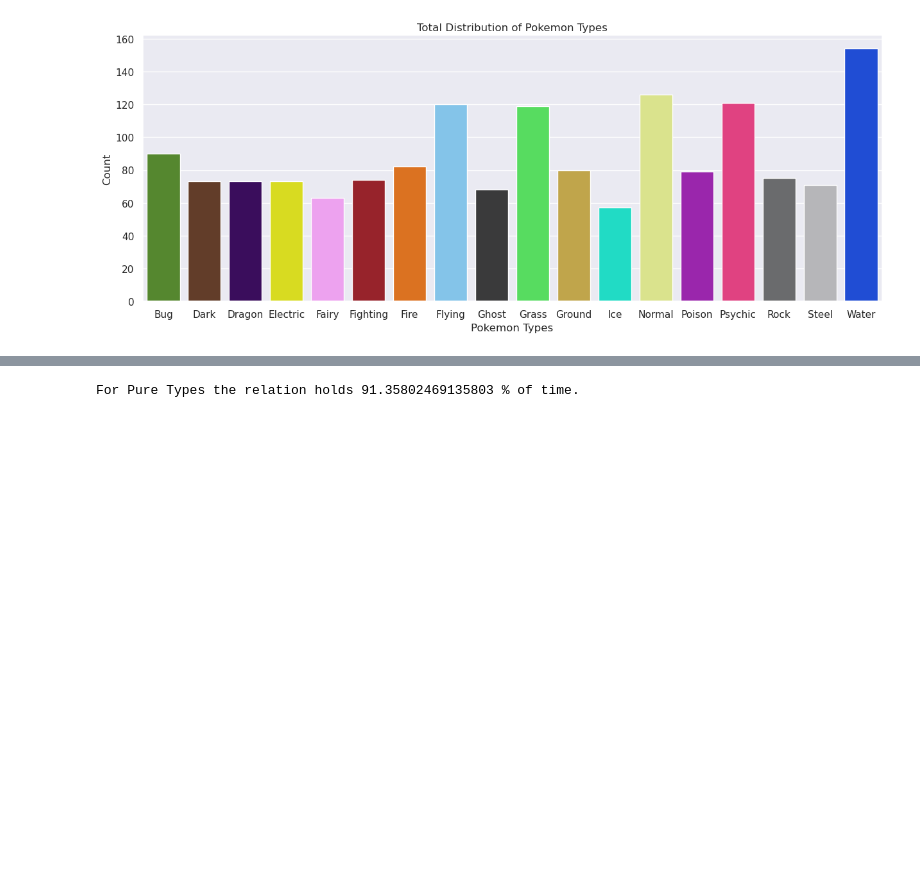
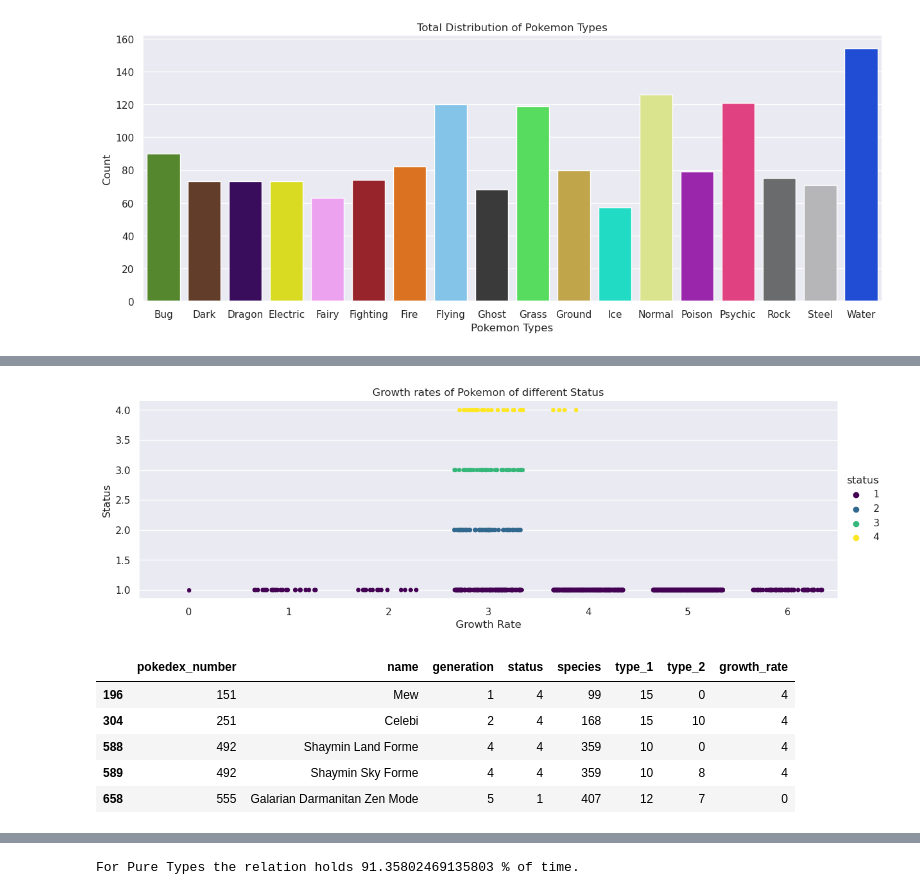
Before and after one commit to Akuson/projects, a Jupyter notebook: EDA Pokemon/Decoding Pokemon.ipynb, the cells around one changed output, grey strips where cells are left out. Saved outputs shown, nothing was run; the diff lists cells and outputs as text; code cells hidden in the pictures; blank space fills up the shorter version.

```diff
--- a/EDA Pokemon/Decoding Pokemon.ipynb
+++ b/EDA Pokemon/Decoding Pokemon.ipynb
@@ -941,0 +674,19 @@ Text(0.5, 1.0, 'Total Distribution of Pokemon Types')
+# %%
+# Growth Rate - Status
+
+sns.catplot(data=pokedex,y="status",x="growth_rate",hue="status",palette=sns.color_palette("viridis",as_cmap=True),height=4,aspect=3,jitter=0.35)
+plt.ylabel("Status")
+plt.xlabel("Growth Rate")
+plt.title("Growth rates of Pokemon of different Status")
+plt.show()
+
+# Exceptional Status-4 and Status-1 Pokemon:
+pokedex[((pokedex["status"]==4) & (pokedex["growth_rate"]==4)) | ((pokedex["status"]==1) & (pokedex["growth_rate"]==0))].loc[:,['pokedex_number','name','generation','status','species','type_1','type_2',"growth_rate"]]
+# %% [output]
+[figure, added]
+|  | pokedex_number | name | generation | status | species | type_1 | type_2 | growth_rate |
+| 196 | 151 | Mew | 1 | 4 | 99 | 15 | 0 | 4 |
+| 304 | 251 | Celebi | 2 | 4 | 168 | 15 | 10 | 4 |
+| 588 | 492 | Shaymin Land Forme | 4 | 4 | 359 | 10 | 0 | 4 |
+| 589 | 492 | Shaymin Sky Forme | 4 | 4 | 359 | 10 | 8 | 4 |
+| 658 | 555 | Galarian Darmanitan Zen Mode | 5 | 1 | 407 | 12 | 7 | 0 |
```
Also changed, not shown: parts of 68 cells of this notebook, 1 other file.
